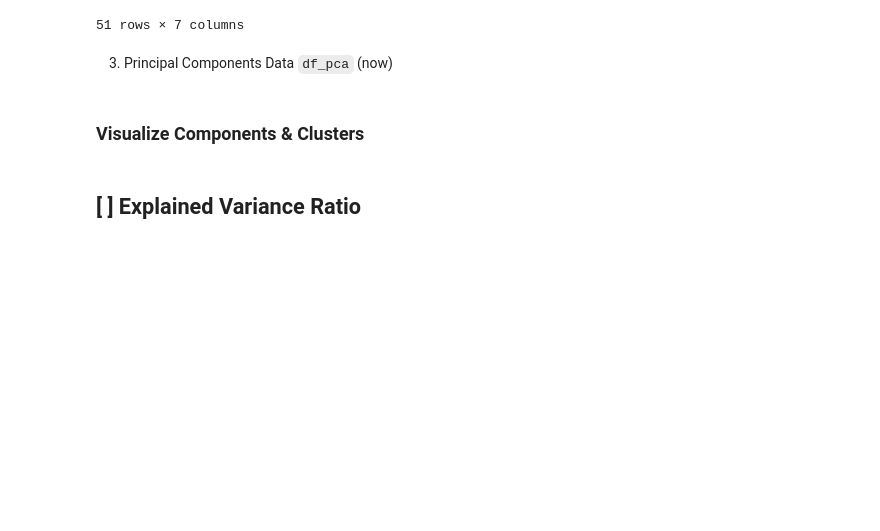
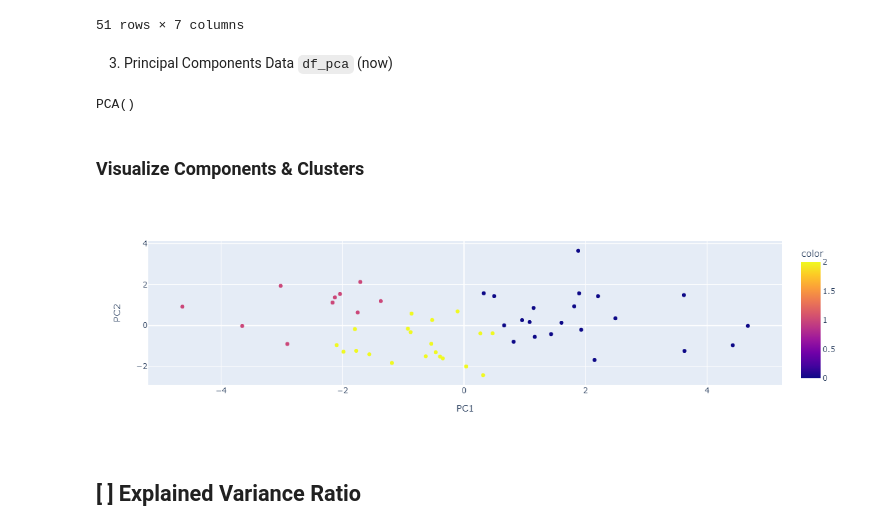
Before and after one commit to Axxst/resolving-machine-learning-python, a Jupyter notebook: 06_Principal Component Analysis & Dimensionality Reduction/06B_dimensionality-reduction-pca_session_blank.ipynb, the cells around one changed output. Cells and saved outputs as stored; diff of their text form; code cells hidden in the pictures; blank space fills up the shorter version.

```diff
--- a/06_Principal Component Analysis & Dimensionality Reduction/06B_dimensionality-reduction-pca_session_blank.ipynb
+++ b/06_Principal Component Analysis & Dimensionality Reduction/06B_dimensionality-reduction-pca_session_blank.ipynb
@@ -107,2 +173,12 @@ df_scaled
+# %%
+pca.fit(X=df_scaled)
+# %% [output]
+PCA()
+# %%
+data_pca= pca.transform(X=df_scaled);
+# %%
+colums_pca= [f'PC{i}' for i in list(range (1,8))]
+# %%
+df_pca = pd.DataFrame(data_pca, index=df_crashes.index, columns=colums_pca)
 # %% [markdown]
 ### Visualize Components & Clusters
@@ -109,3 +187,7 @@ df_scaled
+# %%
+px.scatter(data_frame=df_pca, x='PC1', y='PC2', color=df_pred.pred_km)
+# %% [output]
+[figure, added]
 # %% [markdown]
 ## [ ] Explained Variance Ratio
 # %% [markdown]
```
Also changed, not shown: parts of 16 cells of this notebook.
